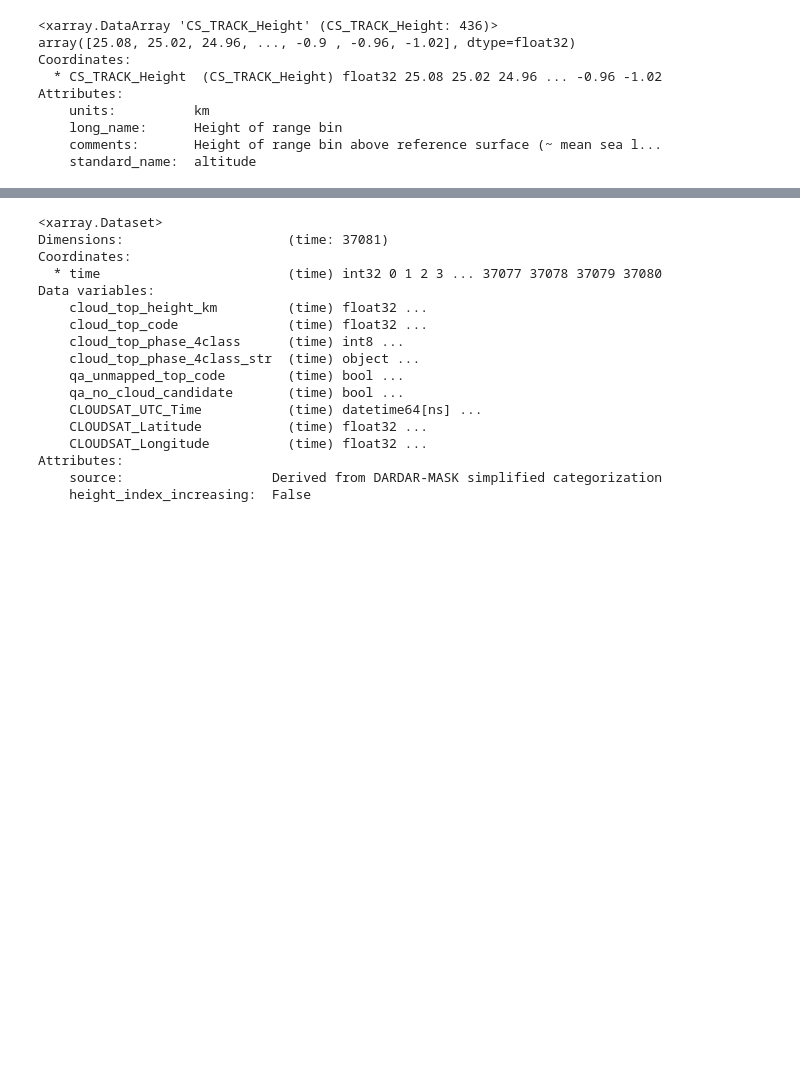
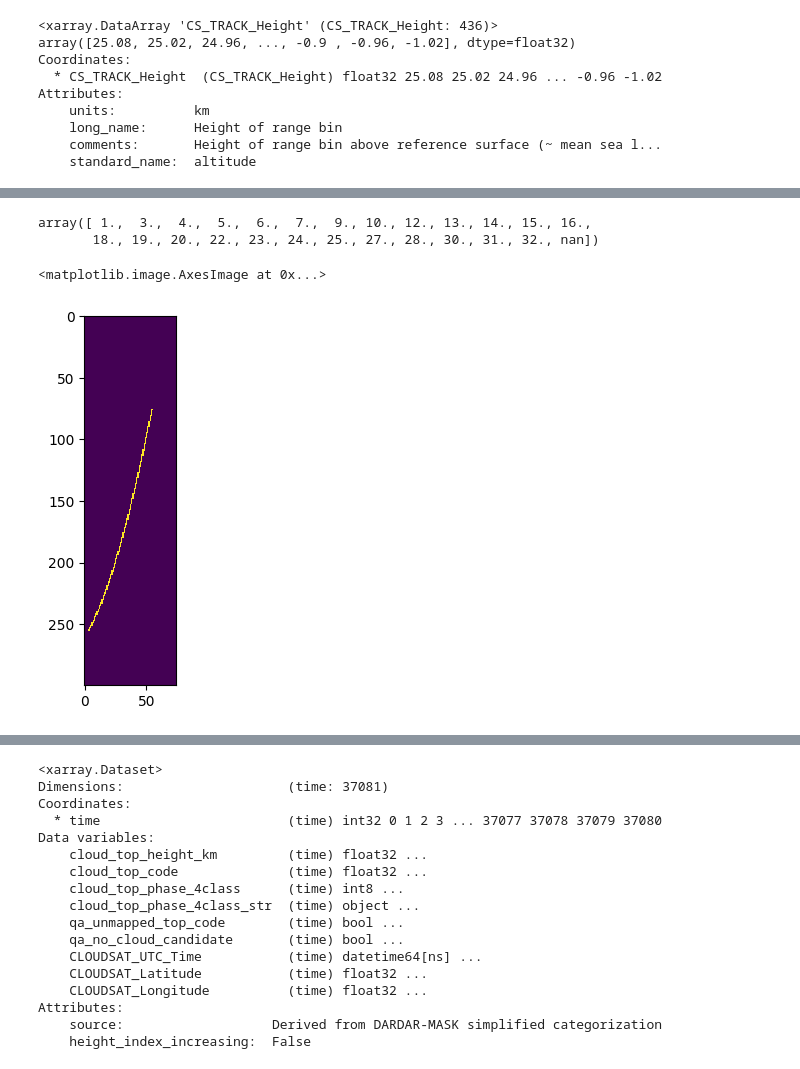
Before and after one commit to DragomirNikolov/MSGI, a Jupyter notebook: DARDAR_analysis/cloud_properties_binned_development.ipynb, the cells around one changed output, grey strips where cells are left out. Saved outputs shown, nothing was run; the diff lists cells and outputs as text; code cells hidden in the pictures; blank space fills up the shorter version.

```diff
--- a/DARDAR_analysis/cloud_properties_binned_development.ipynb
+++ b/DARDAR_analysis/cloud_properties_binned_development.ipynb
@@ -2,3 +2,5 @@
 import xarray as xr
 import numpy as np
 import matplotlib.pyplot as plt
+# %%
+dardar_cph = xr.load_dataset("/wolke_scratch/dnikolo/MSGI/DARDAR_analysis/debug/cloud_top_observations_3.nc")
@@ -22,0 +50,2 @@ dardar_cph=xr.open_dataset("/wolke_scratch/dnikolo/MSGI/DARDAR_analysis/DARDAR-M
+# %%
+dardar_cph_agg_corrected = xr.open_mfdataset("/wolke_scratch/dnikolo/MSGI/DARDAR_analysis/CPH_data/2008/05/10/DD_CT_20080*.nc")
@@ -22,0 +72,12 @@ dardar_cph=xr.open_dataset("/wolke_scratch/dnikolo/MSGI/DARDAR_analysis/DARDAR-M
+# %%
+np.unique(dardar_cph_agg_corrected.cph_mean.isel(time_bin=0).values)
+# %% [output]
+array([ 1.,  3.,  4.,  5.,  6.,  7.,  9., 10., 12., 13., 14., 15., 16.,
+       18., 19., 20., 22., 23., 24., 25., 27., 28., 30., 31., 32., nan])
+# %%
+sample_mean_cph = dardar_cph_agg_corrected.cph_mean.isel(time_bin=10).values
+# %%
+plt.imshow(sample_mean_cph[200:500,1100:1175]>-1,interpolation="none")
+# %% [output]
+<matplotlib.image.AxesImage at 0x...>
+[figure, added]
```
Also changed, not shown: parts of 19 cells of this notebook, 30 other files.
